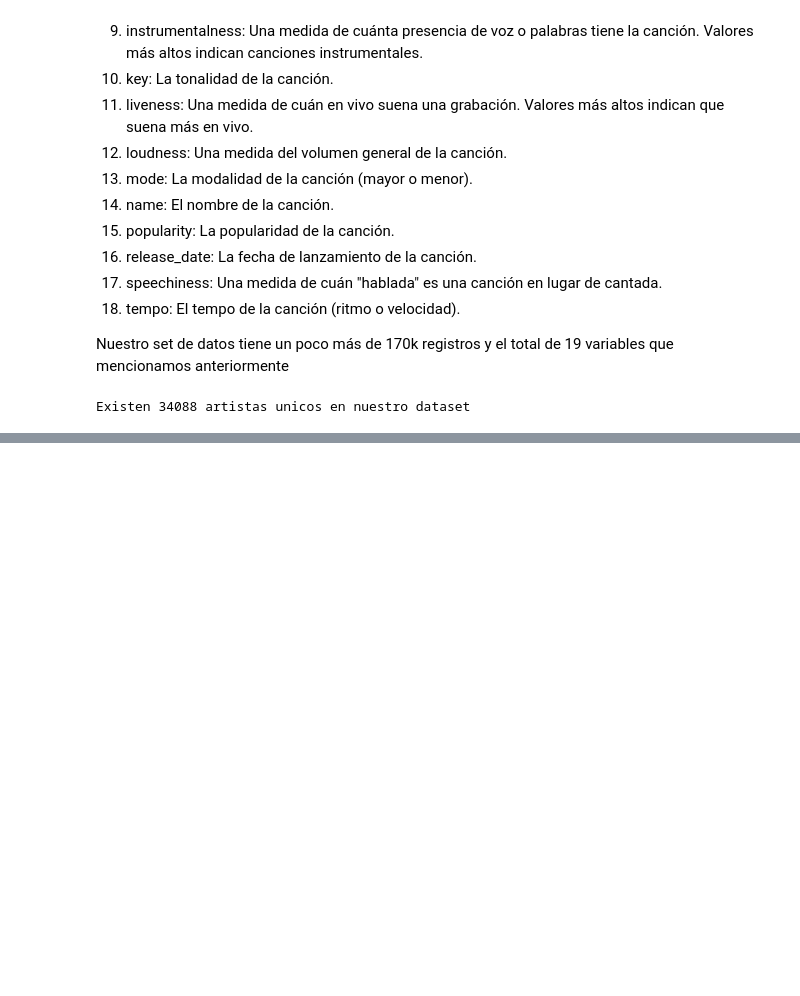
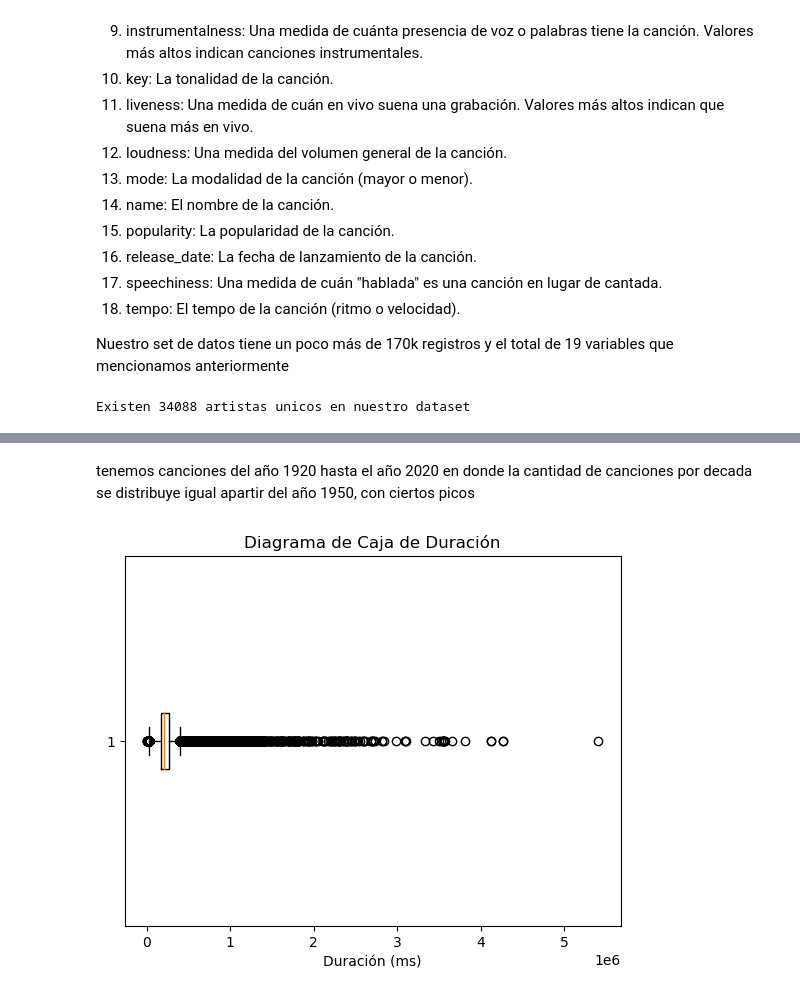
Before and after one commit to kellyninor/musica-a-la-carta, a Jupyter notebook: Musica_a_la_carta.ipynb, the cells around one changed output, grey strips where cells are left out. Saved outputs shown, nothing was run; the diff lists cells and outputs as text; code cells hidden in the pictures; blank space fills up the shorter version.

```diff
--- a/Musica_a_la_carta.ipynb
+++ b/Musica_a_la_carta.ipynb
@@ -72,0 +203,10 @@ Existen 34088 artistas unicos en nuestro dataset
+# %% [markdown]
+tenemos canciones del año 1920 hasta el año 2020 en donde la cantidad de canciones por decada se distribuye igual apartir del año 1950, con ciertos picos
+# %%
+# Diagrama de Caja de Duración (duration_ms)
+plt.boxplot(df['duration_ms'], vert=False)
+plt.xlabel('Duración (ms)')
+plt.title('Diagrama de Caja de Duración')
+plt.show()
+# %% [output]
+[figure, added]
```
Also changed, not shown: parts of 25 cells of this notebook.
